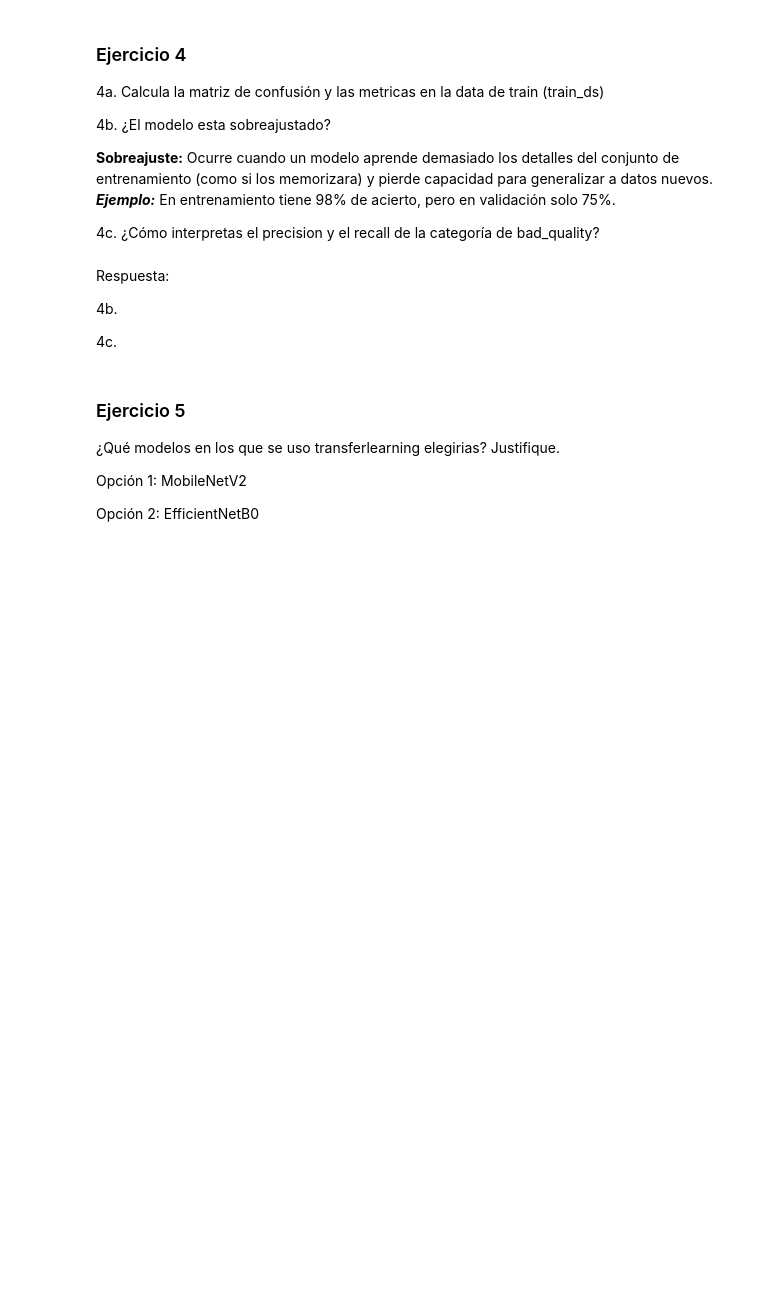
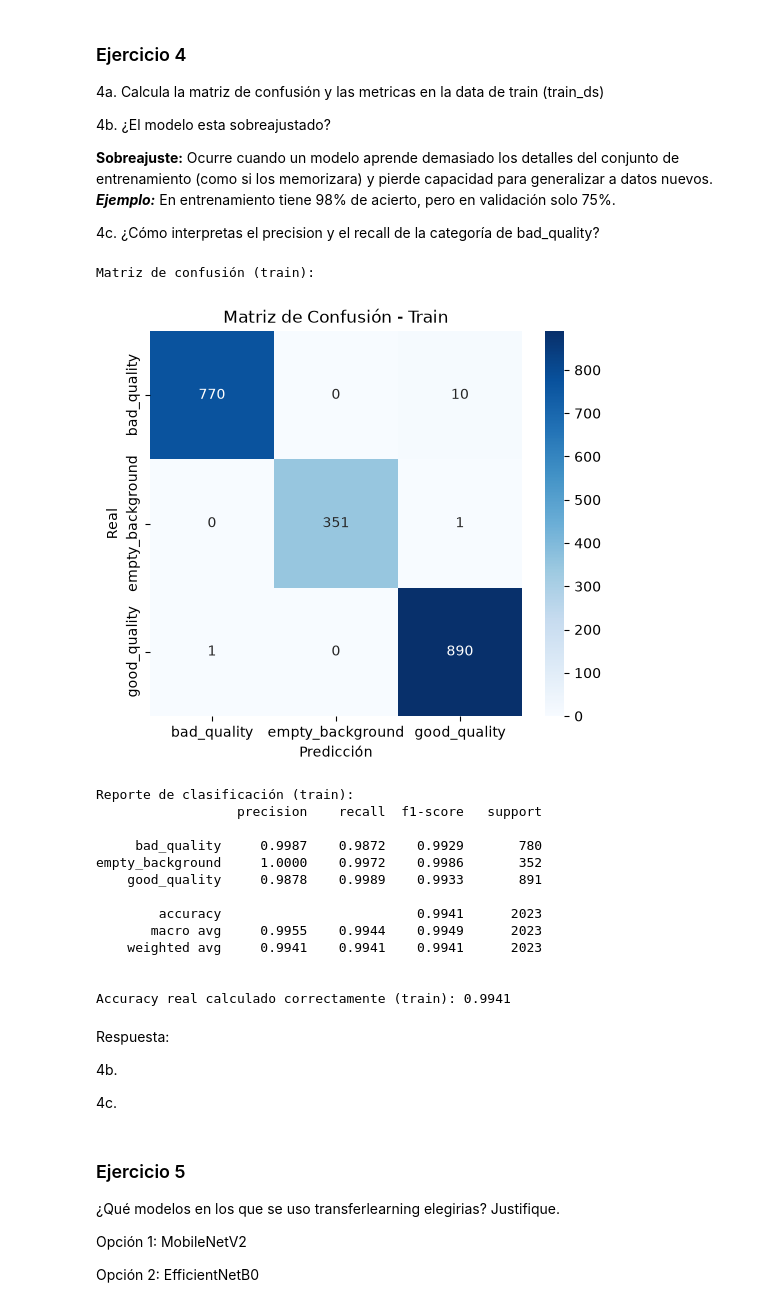
Before and after one commit to Nicolas-Torres/ai-applications-in-industry, a Jupyter notebook: computer-vision/2_Actividad_EfficientNetB0_Calidad_Limones.ipynb, the cells around one changed output. Cells and saved outputs as stored; diff of their text form; code cells hidden in the pictures; blank space fills up the shorter version.

```diff
--- a/computer-vision/2_Actividad_EfficientNetB0_Calidad_Limones.ipynb
+++ b/computer-vision/2_Actividad_EfficientNetB0_Calidad_Limones.ipynb
@@ -148,6 +274,54 @@ Nota: En caso le salga error, solucionelo con ayuda de herramientas de AI Genera
 
 
 4c. ¿Cómo interpretas el precision y el recall de la categoría de bad_quality?
+# %%
+y_true_train = []
+y_pred_train = []
+
+for x_batch, y_batch in train_ds:
+    preds = model.predict(x_batch, verbose=0)
+    y_true_train.extend(np.argmax(y_batch, axis=1))
+    y_pred_train.extend(np.argmax(preds, axis=1))
+
+cm_train = confusion_matrix(y_true_train, y_pred_train)
+report_train = classification_report(y_true_train, y_pred_train,
+                                     target_names=class_names, digits=4)
+
+print("Matriz de confusión (train):")
+plt.figure(figsize=(6,5))
+sns.heatmap(cm_train, annot=True, fmt="d",
+            xticklabels=class_names,
+            yticklabels=class_names,
+            cmap="Blues")
+plt.xlabel("Predicción")
+plt.ylabel("Real")
+plt.title("Matriz de Confusión - Train")
+plt.show()
+
+print("\nReporte de clasificación (train):")
+print(report_train)
+
+y_true_train  = np.array(y_true_train)
+y_pred_train  = np.array(y_pred_train)
+
+accuracy_train = (y_true_train == y_pred_train).mean()
+print(f"\nAccuracy real calculado correctamente (train): {accuracy_train:.4f}")
+# %% [output]
+Matriz de confusión (train):
+[figure, added]
+Reporte de clasificación (train):
+                  precision    recall  f1-score   support
+
+     bad_quality     0.9987    0.9872    0.9929       780
+empty_background     1.0000    0.9972    0.9986       352
+    good_quality     0.9878    0.9989    0.9933       891
+
+        accuracy                         0.9941      2023
+       macro avg     0.9955    0.9944    0.9949      2023
+    weighted avg     0.9941    0.9941    0.9941      2023
+
+
+Accuracy real calculado correctamente (train): 0.9941
 # %%
 # COMPLETAR 4a
 # %% [markdown]
```
Also changed, not shown: parts of 10 cells of this notebook, 1 other file.
